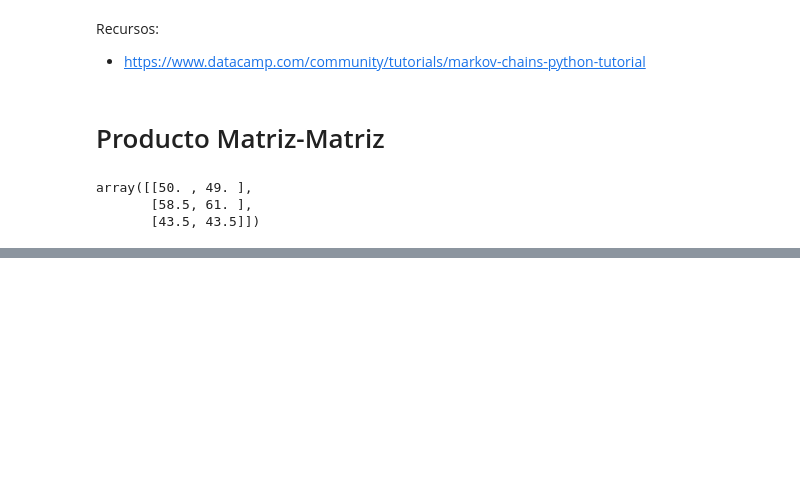
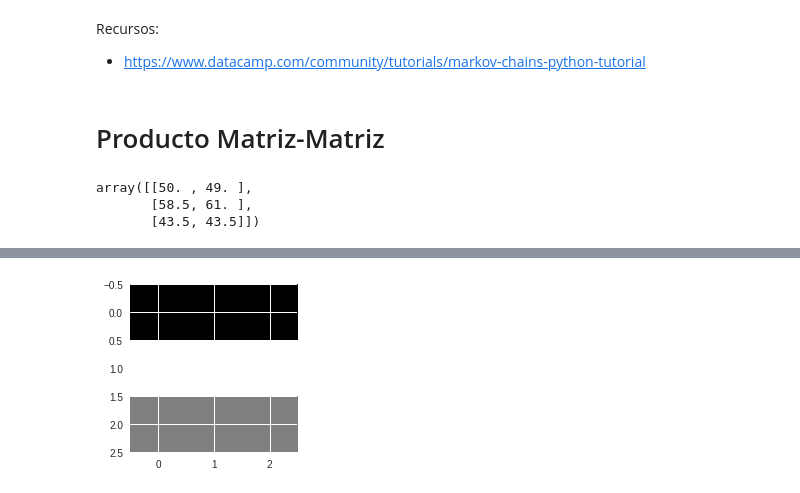
Before and after one commit to victwise/DeepLearning, a Jupyter notebook: Capítulo_1.ipynb, the cells around one changed output, grey strips where cells are left out. Saved outputs shown, nothing was run; the diff lists cells and outputs as text; code cells hidden in the pictures; blank space fills up the shorter version.

```diff
--- a/Capítulo_1.ipynb
+++ b/Capítulo_1.ipynb
@@ -68,0 +69,14 @@ array([[50. , 49. ],
+# %%
+%matplotlib inline
+import math,sys,os,numpy as np
+from numpy.linalg import norm
+from PIL import Image
+from matplotlib import pyplot as plt, rcParams, rc
+from scipy.ndimage import imread
+from skimage.measure import block_reduce
+import pickle as pickle
+from scipy.ndimage.filters import correlate, convolve
+rc('animation', html='html5')
+rcParams['figure.figsize'] = 3, 6
+%precision 4
+np.set_printoptions(precision=4, linewidth=100)
@@ -68,0 +136,8 @@ array([[50. , 49. ],
+# %%
+top=[[-1,-1,-1],
+     [ 1, 1, 1],
+     [ 0, 0, 0]]
+
+plot(top)
+# %% [output]
+[figure, added]
```
Also changed, not shown: parts of 23 cells of this notebook.
